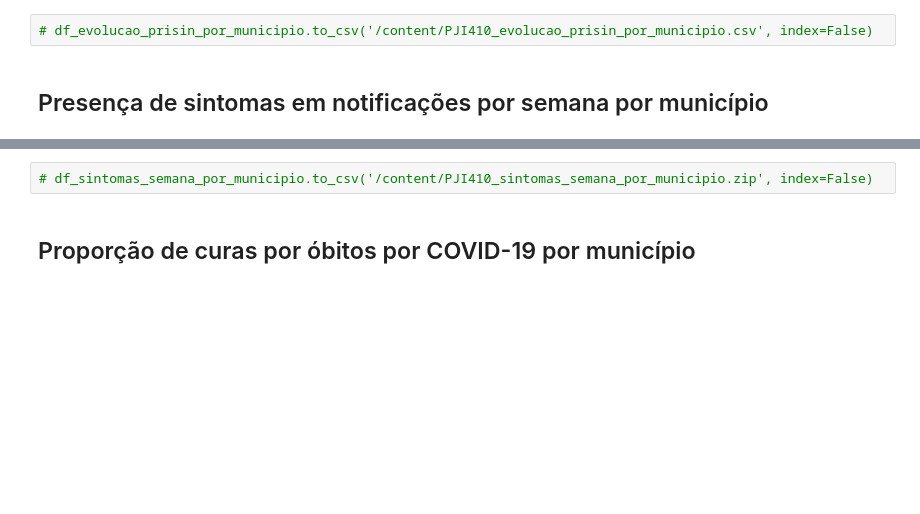
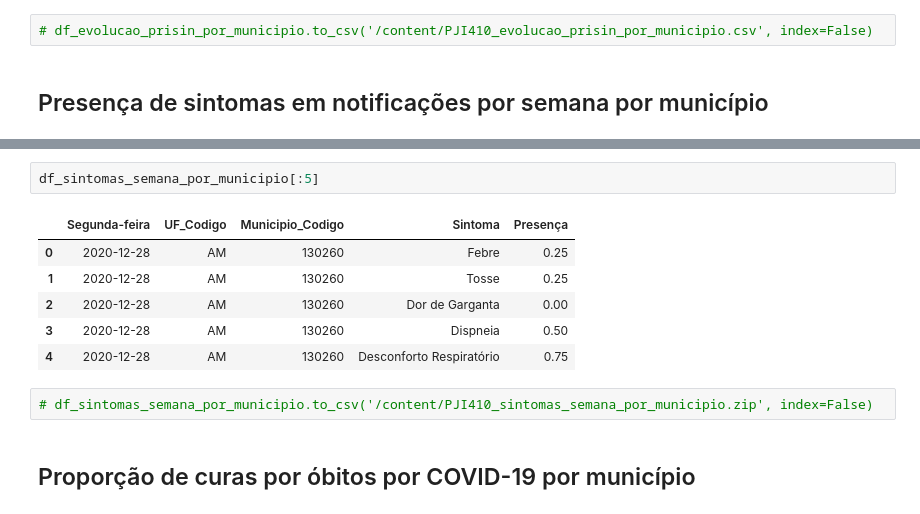
Before and after one commit to flohmannjr/PJI410, a Jupyter notebook: PJI410_dados.ipynb, the cells around one changed output, grey strips where cells are left out. Saved outputs shown, nothing was run; the diff lists cells and outputs as text; blank space fills up the shorter version.

```diff
--- a/PJI410_dados.ipynb
+++ b/PJI410_dados.ipynb
@@ -1065,3 +1187,12 @@ df_sintomas_semana_por_municipio = df_sintomas_semana_por_municipio.sort_values(
+# %%
+df_sintomas_semana_por_municipio[:5]
+# %% [output]
+|  | Segunda-feira | UF_Codigo | Municipio_Codigo | Sintoma | Presença |
+| 0 | 2020-12-28 | AM | 130260 | Febre | 0.25 |
+| 1 | 2020-12-28 | AM | 130260 | Tosse | 0.25 |
+| 2 | 2020-12-28 | AM | 130260 | Dor de Garganta | 0.00 |
+| 3 | 2020-12-28 | AM | 130260 | Dispneia | 0.50 |
+| 4 | 2020-12-28 | AM | 130260 | Desconforto Respiratório | 0.75 |
 # %%
 # df_sintomas_semana_por_municipio.to_csv('/content/PJI410_sintomas_semana_por_municipio.zip', index=False)
 # %% [markdown]
```
Also changed, not shown: parts of 49 cells of this notebook.
